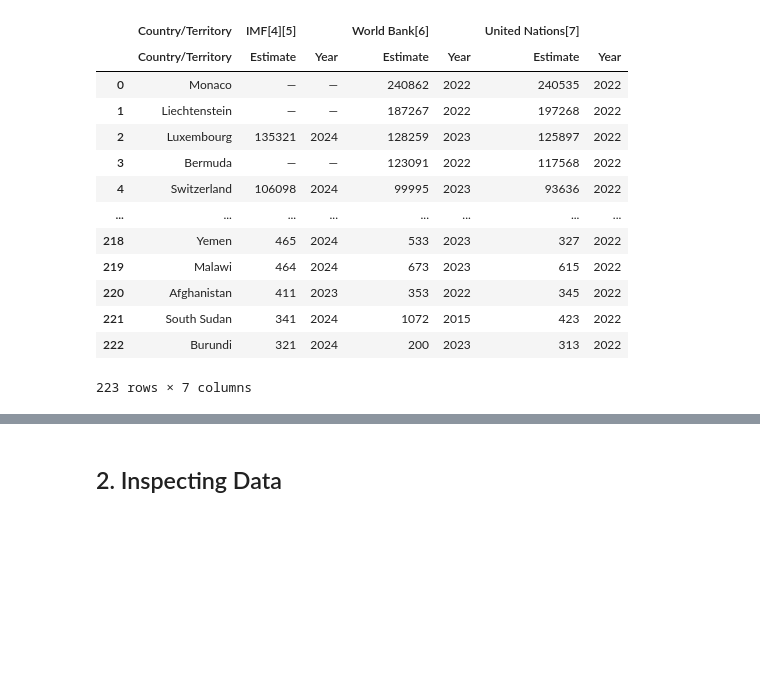
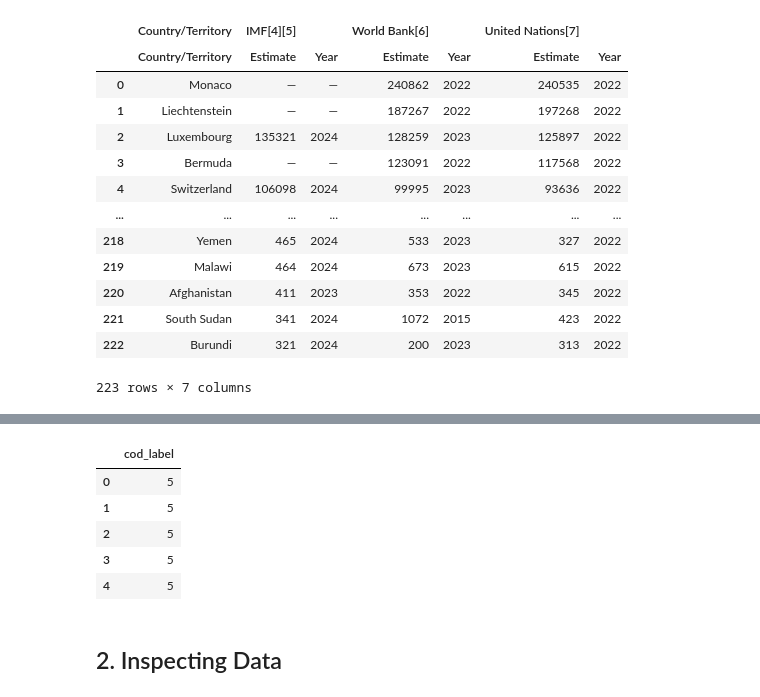
Before and after one commit to enzoschitini/Guide-to-Using-Pandas, a Jupyter notebook: Pandas Notebook Guide.ipynb, the cells around one changed output, grey strips where cells are left out. Cells and saved outputs as stored; diff of their text form; code cells hidden in the pictures; blank space fills up the shorter version.

```diff
--- a/Pandas Notebook Guide.ipynb
+++ b/Pandas Notebook Guide.ipynb
@@ -298,3 +310,12 @@ y_train = pd.read_csv(filename_ytrain, header=None, names=['cod_label'])
+# %%
+y_train.head()
+# %% [output]
+|  | cod_label |
+| 0 | 5 |
+| 1 | 5 |
+| 2 | 5 |
+| 3 | 5 |
+| 4 | 5 |
 # %% [markdown]
 ## 2. Inspecting Data
 # %%
```
Also changed, not shown: parts of 2 cells of this notebook.
